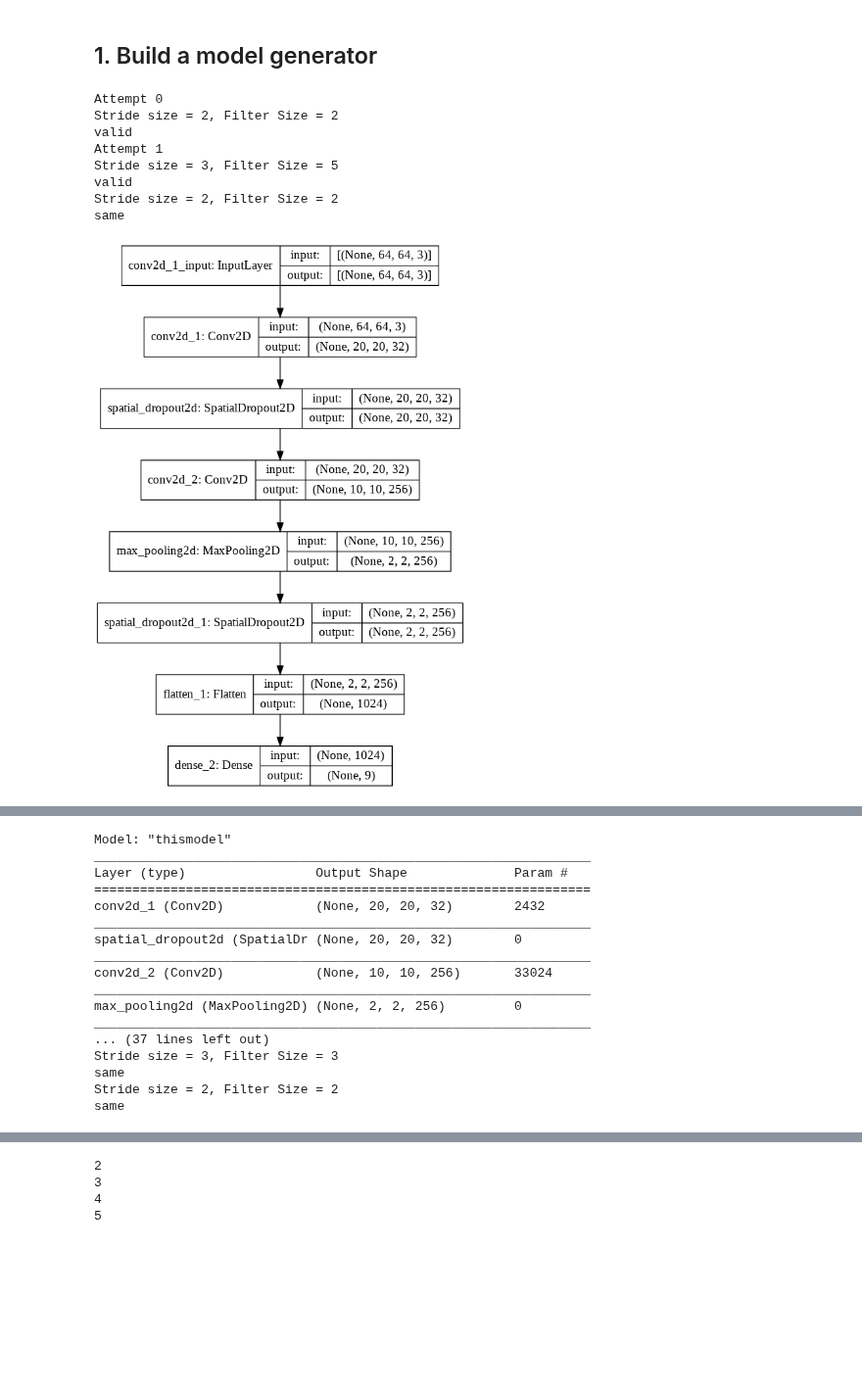
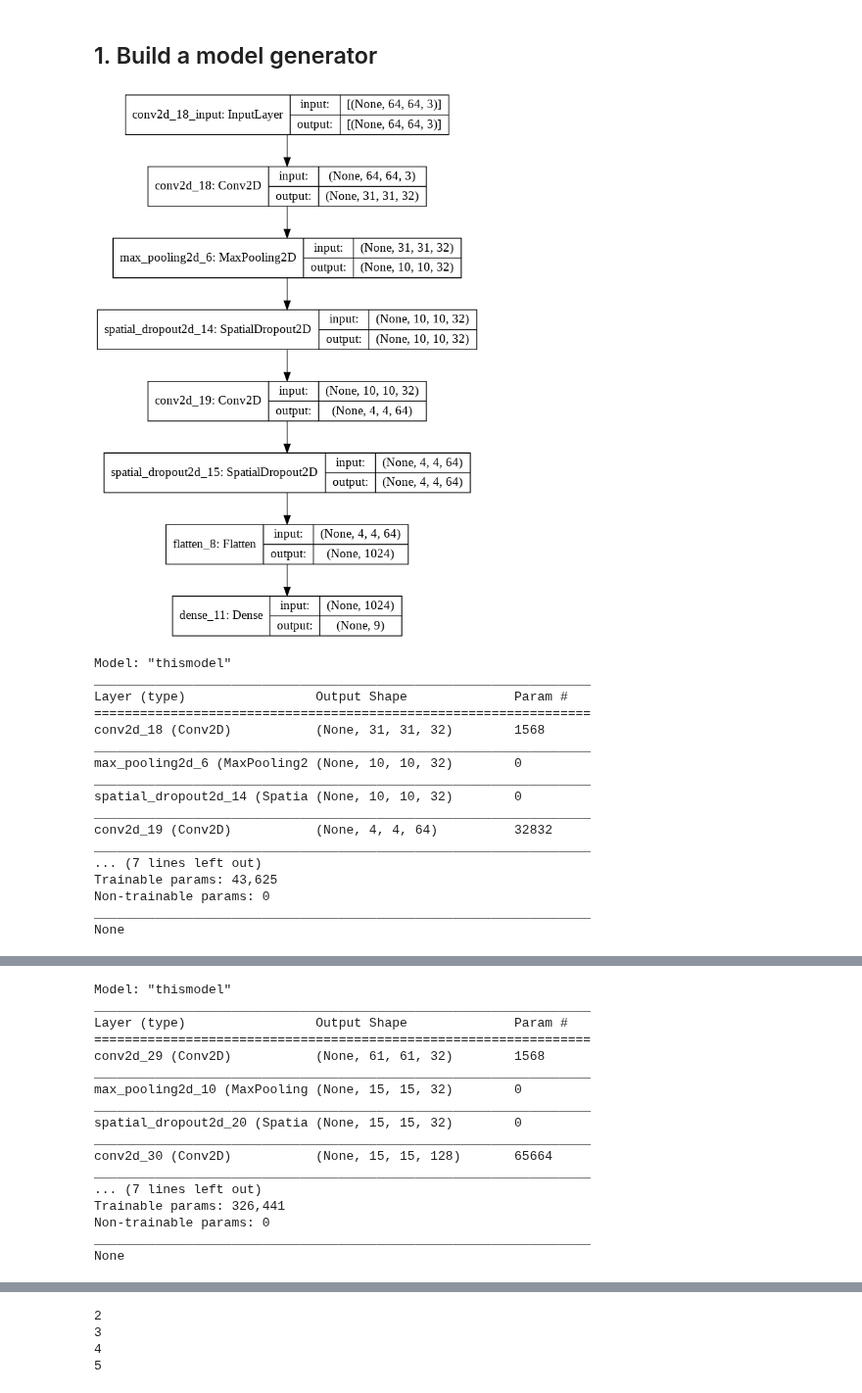
Before and after one commit to rajbircit/assignments, a Jupyter notebook: dl_a2/ensembles.ipynb, the cells around one changed output, grey strips where cells are left out. Shown at 98% size. Cells and saved outputs as stored; diff of their text form; code cells hidden in the pictures; blank space fills up the shorter version.

```diff
--- a/dl_a2/ensembles.ipynb
+++ b/dl_a2/ensembles.ipynb
@@ -269,12 +269,10 @@ class ModelFactory:
         # set this and call again
         stride_size = 1 if force_stride_size else stride_size
 
-        print(f"Stride size = {stride_size}, Filter Size = {filter_size}")
         stride_size = (stride_size, stride_size, )
         filter_shape = tuple([filter_size, filter_size,])
         act_fn = random.choice(['tanh', 'relu', 'sigmoid', 'selu', 'elu'])
         pd = random.choice(['same', 'valid'])
-        print(pd)
 
         if None != inshape:
             conv_layer = tf.keras.layers.Conv2D(\
@@ -374,7 +372,7 @@ class ModelFactory:
             # trainable params less than the one specified
             for i in range(10):
                 gc.collect()
-                print(f"Attempt {i}")
+                logging.debug(f"Attempt {i}")
                 try:
                     model = ModelFactory.generate_model_internal(\
                                                                 inshp,\
@@ -389,42 +387,53 @@ class ModelFactory:
                                                                 True)
                 if model.count_params() < max_params:
                     ModelFactory.print_model(model)
+                    gc.collect()
                     return model
+
                 gc.collect()
             return None
 
     @staticmethod
     def generate_model(inshp:tuple, nlabels:int, modelname:str, max_params:int):
         """
         Tries to make a model with the number of trainable params less
         than the specified number. If it is not able to do so, it will
         create a model with a greater number regardless
         """
         model = ModelFactory.generate_model_size(\
                                                  inshp,\
                                                  nlabels,\
                                                  modelname,\
                                                  max_params)
         if None == model:
             model = ModelFactory.generate_model_size(\
                                                      inshp,\
                                                      nlabels,\
                                                      modelname,\
                                                      -1)
         return model
 
 
 
 n_classes = len(np.unique(np.concatenate((trainY, valY))))
 for i in range(2):
     model = ModelFactory.generate_model(trainX[0].shape, n_classes, "thismodel", 2_500_000)
 # %% [output]
+[figure, new version]
-Attempt 0
-Stride size = 2, Filter Size = 2
-valid
-Attempt 1
-Stride size = 3, Filter Size = 5
-valid
-Stride size = 2, Filter Size = 2
-same
+Model: "thismodel"
+_________________________________________________________________
+Layer (type)                 Output Shape              Param #
+=================================================================
+conv2d_18 (Conv2D)           (None, 31, 31, 32)        1568
+_________________________________________________________________
+max_pooling2d_6 (MaxPooling2 (None, 10, 10, 32)        0
+_________________________________________________________________
+spatial_dropout2d_14 (Spatia (None, 10, 10, 32)        0
+_________________________________________________________________
+conv2d_19 (Conv2D)           (None, 4, 4, 64)          32832
+_________________________________________________________________
+... (7 lines left out)
+Trainable params: 43,625
+Non-trainable params: 0
+_________________________________________________________________
+None
-[figure, old version]
@@ -432,16 +442,16 @@ Model: "thismodel"
 _________________________________________________________________
 Layer (type)                 Output Shape              Param #
 =================================================================
-conv2d_1 (Conv2D)            (None, 20, 20, 32)        2432
+conv2d_29 (Conv2D)           (None, 61, 61, 32)        1568
 _________________________________________________________________
-spatial_dropout2d (SpatialDr (None, 20, 20, 32)        0
+max_pooling2d_10 (MaxPooling (None, 15, 15, 32)        0
 _________________________________________________________________
-conv2d_2 (Conv2D)            (None, 10, 10, 256)       33024
+spatial_dropout2d_20 (Spatia (None, 15, 15, 32)        0
 _________________________________________________________________
-max_pooling2d (MaxPooling2D) (None, 2, 2, 256)         0
+conv2d_30 (Conv2D)           (None, 15, 15, 128)       65664
 _________________________________________________________________
-... (37 lines left out)
-Stride size = 3, Filter Size = 3
-same
-Stride size = 2, Filter Size = 2
-same
+... (7 lines left out)
+Trainable params: 326,441
+Non-trainable params: 0
+_________________________________________________________________
+None
```
Also changed, not shown: parts of 1 cell of this notebook.
